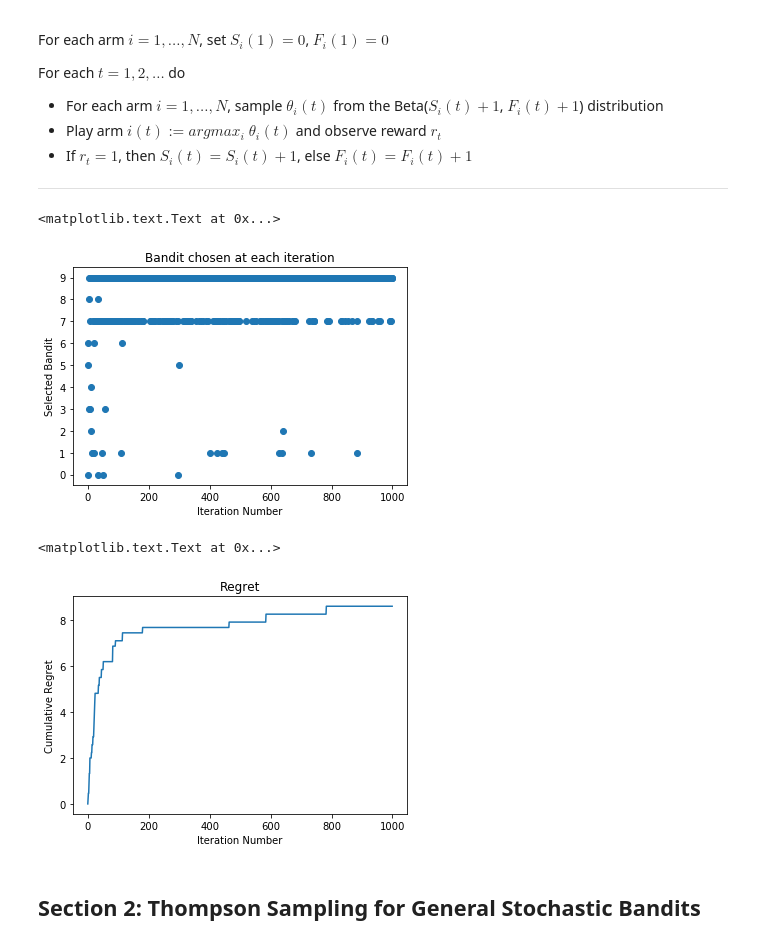
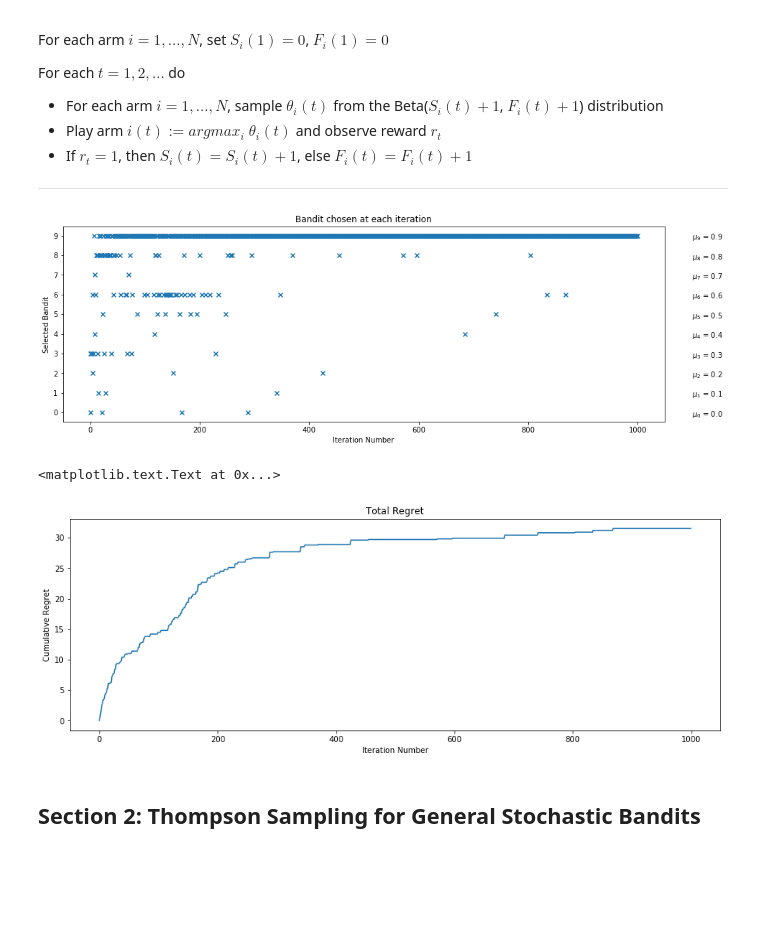
Before and after one commit to julian-chan/BayesianBandit, a Jupyter notebook: Thompson Sampling Demo.ipynb, the cells around one changed output. Cells and saved outputs as stored; diff of their text form; code cells hidden in the pictures; blank space fills up the shorter version.

Commit message:
added means of bandit arms to plots; enlarged figures

```diff
--- a/Thompson Sampling Demo.ipynb
+++ b/Thompson Sampling Demo.ipynb
@@ -54,8 +54,8 @@ class MultiArmedBandit:
         assert num_bandits >= 2, "Number of bandits must be at least 2"
 
         # Initialize the means for each of the bandits randomly
-        self.bandits = np.random.random_sample(num_bandits)
-        self.num_bandits = len(self.bandits)
+        self.bandits = [i/num_bandits for i in range(num_bandits)]
+        self.num_bandits = num_bandits
         # Keep track of the largest probability to use in regret calculation as "best bandit"
         self.max_prob = np.max(self.bandits)
 
@@ -156,23 +156,27 @@ for iteration in range(num_iterations):
         overall_stats[iteration]['regret'] += bandits.computeRegret(selected_bandit)
 # %%
 # Plot the chosen bandit at each iteration
-plt.scatter(range(num_iterations), overall_stats['bandit'])
+plt.figure(figsize=(15, 5))
+plt.scatter(range(num_iterations), overall_stats['bandit'], marker='x')
 plt.yticks(range(num_bandits))
 plt.xlabel("Iteration Number")
 plt.ylabel("Selected Bandit")
 plt.title("Bandit chosen at each iteration")
+
+for i in range(num_bandits):
+    plt.text(x=num_iterations+100, y=i-0.2, s="$\mu_{}$ = {}".format(i, bandits.bandits[i]))
 # %% [output]
-<matplotlib.text.Text at 0x...>
-[figure, old version]
+[figure, new version]
 # %%
 # Plot the accumulated regret through the experiment
+plt.figure(figsize=(15, 5))
 plt.plot(range(num_iterations), overall_stats['regret'])
 plt.xlabel("Iteration Number")
 plt.ylabel("Cumulative Regret")
-plt.title("Regret")
+plt.title("Total Regret")
 # %% [output]
 <matplotlib.text.Text at 0x...>
-[figure, old version]
+[figure, new version]
 # %% [markdown]
 ## Section 2: Thompson Sampling for General Stochastic Bandits <a name="section2"></a>
 # %% [markdown]
```
Also changed, not shown: parts of 2 cells of this notebook.
